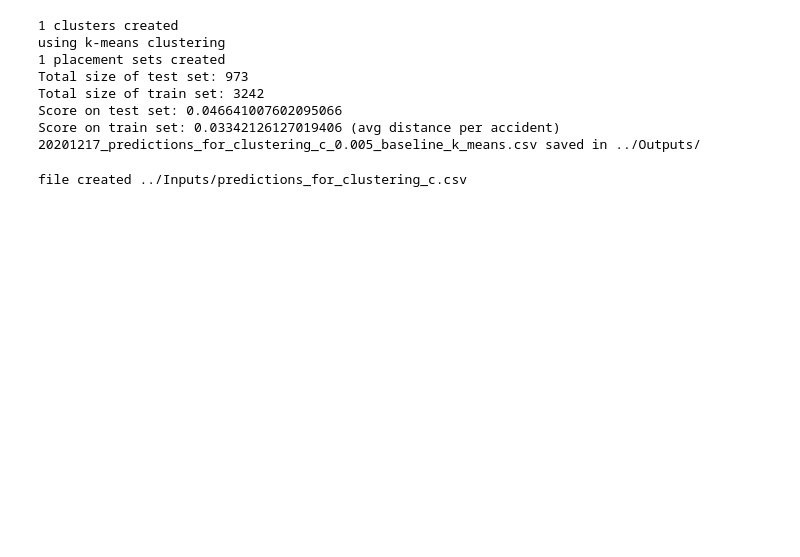
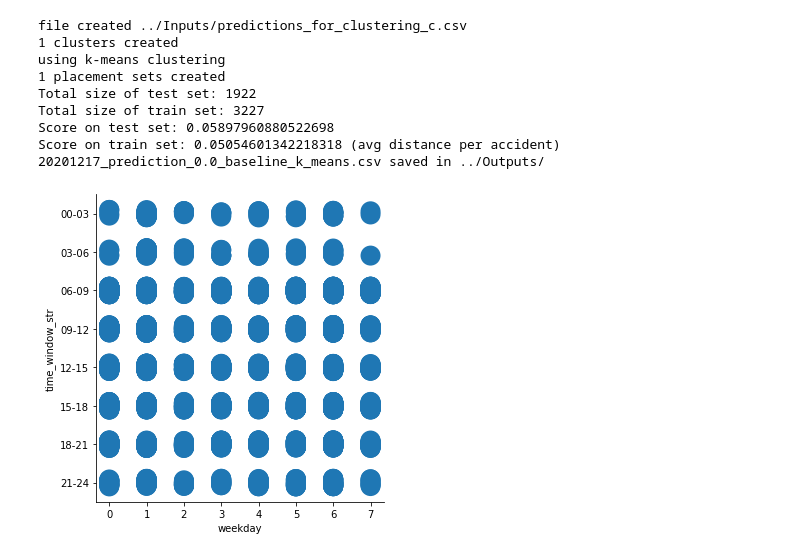
Before and after one commit to AndOleAnd/Capstone_N_A_P, a Jupyter notebook: Notebooks/Full_pipeline.ipynb, the cells around one changed output. Cells and saved outputs as stored; diff of their text form; code cells hidden in the pictures; blank space fills up the shorter version.

```diff
--- a/Notebooks/Full_pipeline.ipynb
+++ b/Notebooks/Full_pipeline.ipynb
@@ -19,20 +45,14 @@ import capstone_functions as cf
 # %%
-cf.ambulance_placement_pipeline(input_path='../Inputs/', output_path='../Outputs/', crash_source_csv='predictions_for_clustering_c',
-                                 outlier_filter=0.005,
-                                 holdout_strategy='random', holdout_test_size=0.3,
-                                 test_period_date_start='2019-01-01', test_period_date_end='2019-07-01',
-                                 tw_cluster_strategy='baseline', placement_method='k_means', verbose=1,
-                                 lr=3e-2, n_epochs=400, batch_size=50)
+cf.full_pipeline(predict_period='2019_h1', frequency_cutoff=0, outlier_filter=0.00, test_period_date_start='2019-01-01', test_period_date_end='2020-07-01',
+                                 tw_cluster_strategy='baseline', placement_method='k_means', verbose=2)
 # %% [output]
+file created ../Inputs/predictions_for_clustering_c.csv
 1 clusters created
 using k-means clustering
 1 placement sets created
-Total size of test set: 973
-Total size of train set: 3242
-Score on test set: 0.046641007602095066
-Score on train set: 0.03342126127019406 (avg distance per accident)
-20201217_predictions_for_clustering_c_0.005_baseline_k_means.csv saved in ../Outputs/
+Total size of test set: 1922
+Total size of train set: 3227
+Score on test set: 0.05897960880522698
+Score on train set: 0.05054601342218318 (avg distance per accident)
+20201217_prediction_0.0_baseline_k_means.csv saved in ../Outputs/
+[figure, added]
-# %%
-df_predictions_c = cf.rta_prediction_pipeline(type_of_pred="c", frequency_cutoff=1, predict_period='2019_h1')
-# %% [output]
-file created ../Inputs/predictions_for_clustering_c.csv
```
Also changed, not shown: parts of 19 cells of this notebook.
